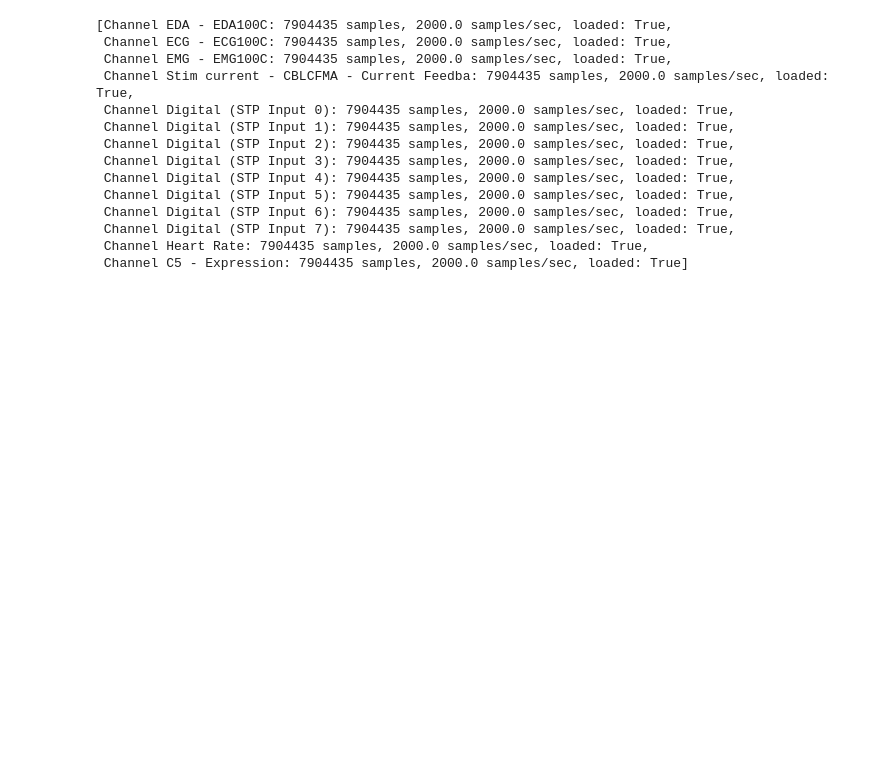
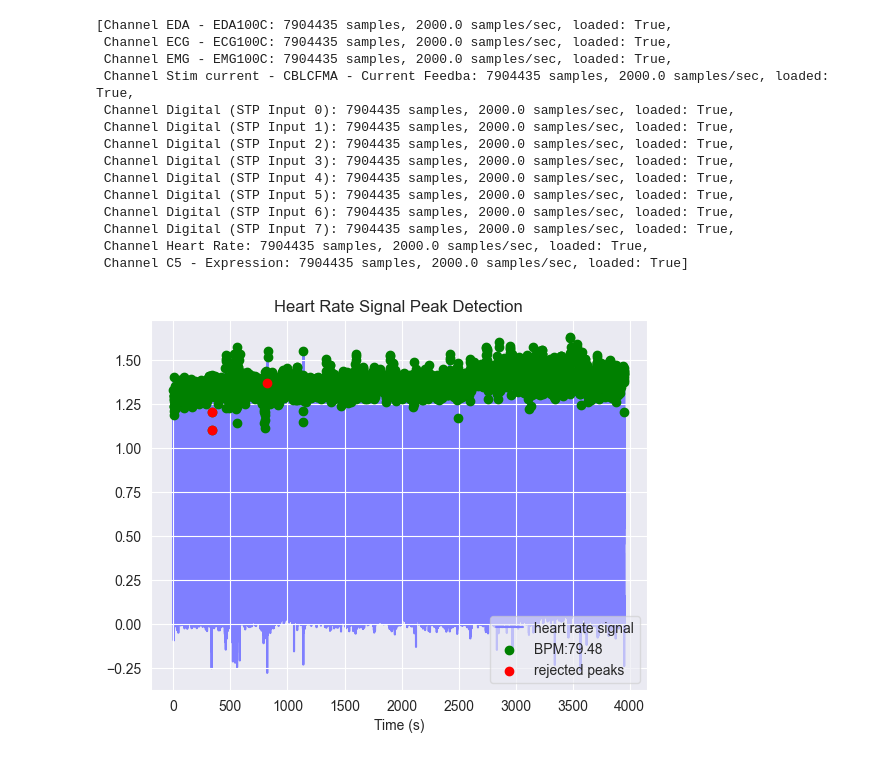
Before and after one commit to omerday/Neuroscience-of-Anxiety-Lab, a Jupyter notebook: DataAnalysis/Razy temp.ipynb, the cells around one changed output. Cells and saved outputs as stored; diff of their text form; code cells hidden in the pictures; blank space fills up the shorter version.

Commit message:
heartpy library

```diff
--- a/DataAnalysis/Razy temp.ipynb
+++ b/DataAnalysis/Razy temp.ipynb
@@ -37,0 +40,21 @@ acq_file.channels
+# %%
+hr_data = df['Heart Rate'].values
+ecg_data = df['ECG - ECG100C'].values
+events_data = df['C5 - Expression'].values
+ecg_sampling_rate = 2000
+
+# we can add more filters to the process function.
+# The ecg_working_data contains filters  ECG signal without noise and artifacts, and then detects R-peaks.
+# The ecg_measures dictionary contains various heart rate measures and statistics calculated from the processed ECG data.
+# statics like mean, max, min
+ecg_working_data, ecg_measures = hp.process(ecg_data, ecg_sampling_rate)
+hp.plotter(ecg_working_data, ecg_measures)
+# cleaning the heart rate data- needs to ask what are the values we are looking for
+min_hr = 0
+max_hr = 0
+for hr in hr_data:
+    if hr >= min_hr and hr <= max_hr:
+        cleaned_hr_data = hr_data - hr
+# after cleaning the data I can analyze - needs to ask what, and find correlations between the ecg, heart rate and other parameters
+# %% [output]
+[figure, added]
```
Also changed, not shown: parts of 1 cell of this notebook.
